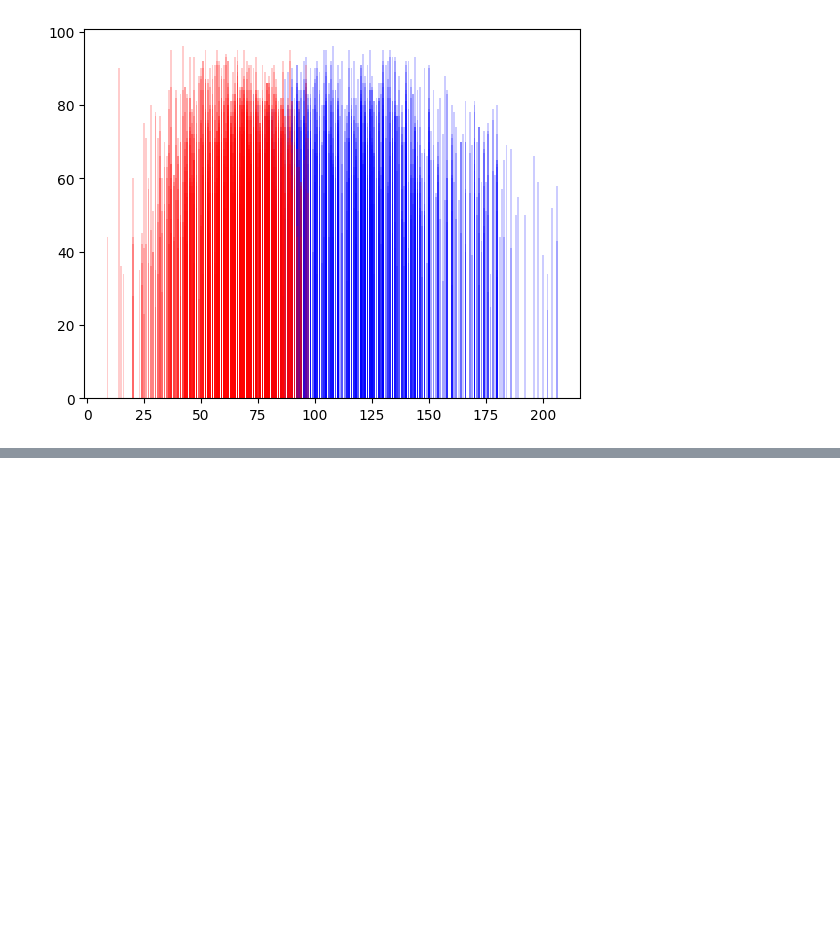
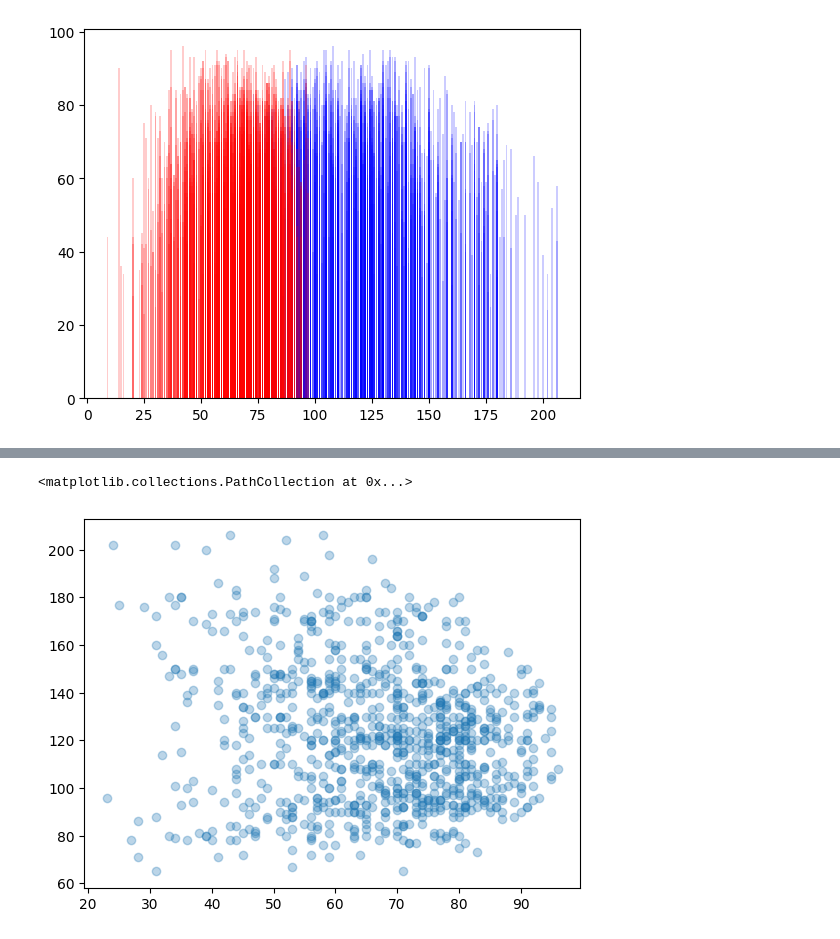
Before and after one commit to Molashhs/spotifyTCS, a Jupyter notebook: DSRP_Spotify_project.ipynb, the cells around one changed output, grey strips where cells are left out. Drawn from its saved outputs; the diff is of its cells as text; code cells hidden in the pictures; blank space fills up the shorter version.

```diff
--- a/DSRP_Spotify_project.ipynb
+++ b/DSRP_Spotify_project.ipynb
@@ -164,0 +170,5 @@ plt.bar(x2,y0,color='red',label="Chart2", alpha=0.2)
+# %%
+plt.scatter(y0,spotify['bpm'],alpha=0.3)
+# %% [output]
+<matplotlib.collections.PathCollection at 0x...>
+[figure, added]
```
Also changed, not shown: parts of 16 cells of this notebook.
